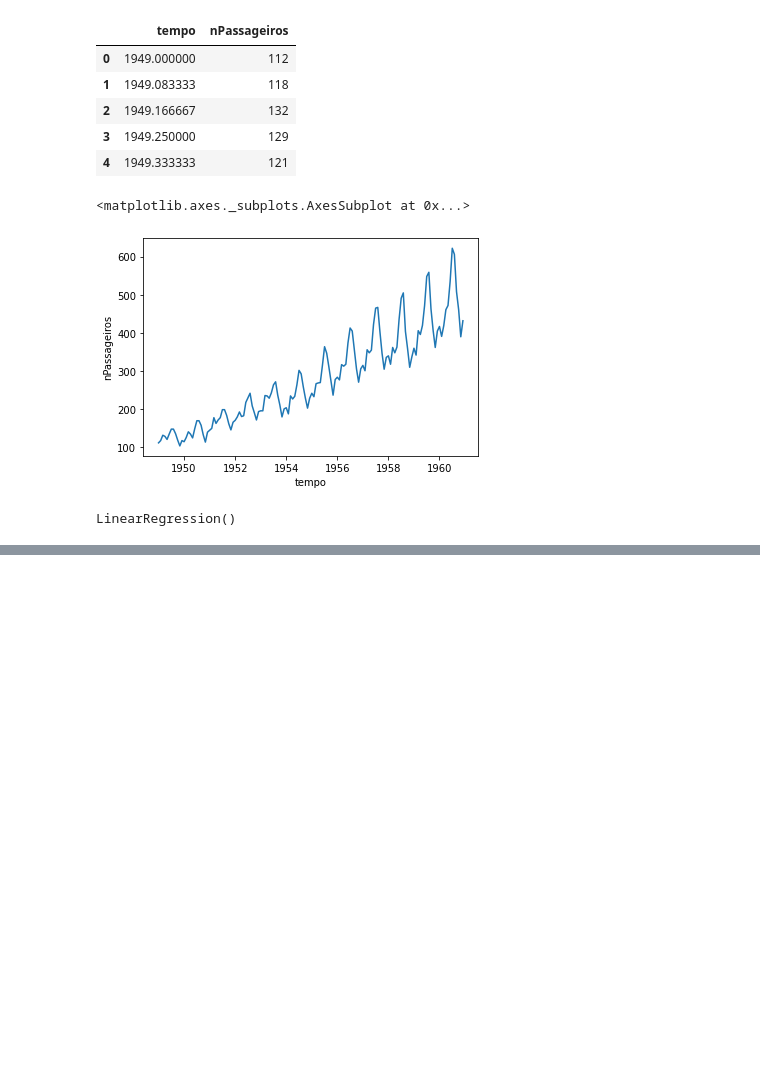
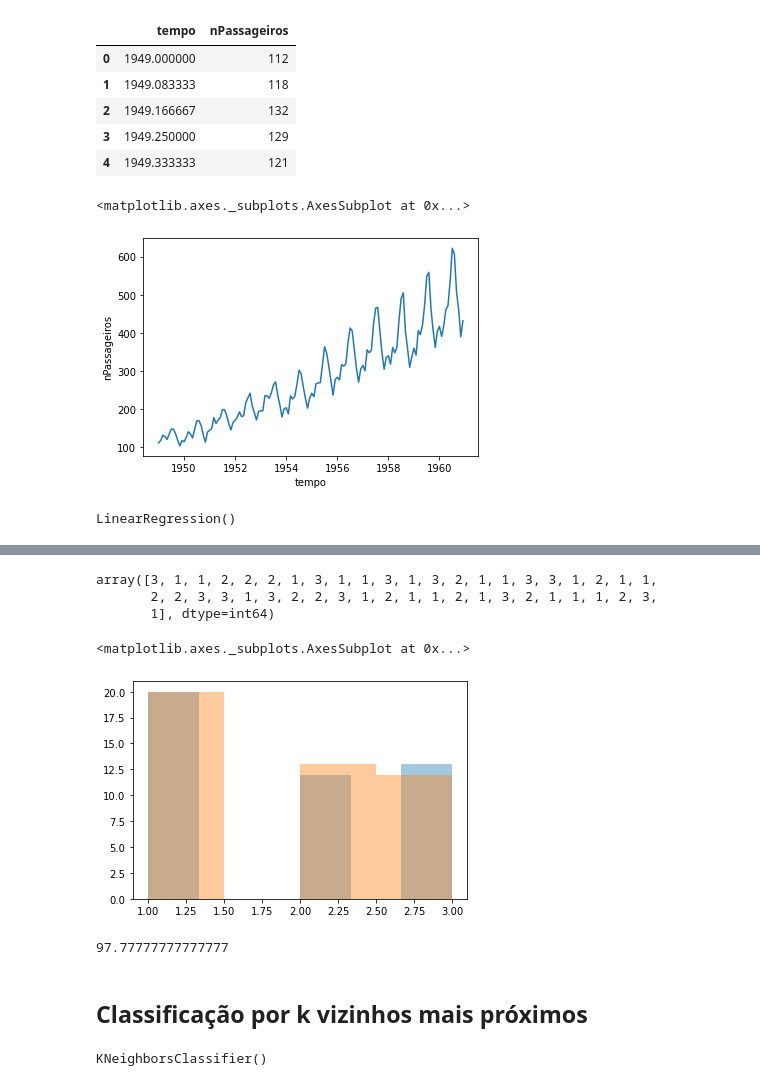
Before and after one commit to joutav/Curso-Sckiti-Learn, a Jupyter notebook: Sckiti-Learn.ipynb, the cells around one changed output, grey strips where cells are left out. Cells and saved outputs as stored; diff of their text form; code cells hidden in the pictures; blank space fills up the shorter version.

```diff
--- a/Sckiti-Learn.ipynb
+++ b/Sckiti-Learn.ipynb
@@ -81,0 +135,14 @@ r2_score(nPassageiros_teste, nPassageiros_predito)
+# %%
+plano_previsto = classificador_arvore.predict(x_teste)
+# %%
+plano_previsto
+# %% [output]
+array([3, 1, 1, 2, 2, 2, 1, 3, 1, 1, 3, 1, 3, 2, 1, 1, 3, 3, 1, 2, 1, 1,
+       2, 2, 3, 3, 1, 3, 2, 2, 3, 1, 2, 1, 1, 2, 1, 3, 2, 1, 1, 1, 2, 3,
+       1], dtype=int64)
+# %%
+sns.distplot(y_teste, bins=6, kde=False)
+sns.distplot(plano_previsto, bins=4, kde=False)
+# %% [output]
+<matplotlib.axes._subplots.AxesSubplot at 0x...>
+[figure, added]
@@ -81,0 +151,6 @@ r2_score(nPassageiros_teste, nPassageiros_predito)
+# %%
+accuracy_score(y_teste, plano_previsto)*100
+# %% [output]
+97.77777777777777
+# %% [markdown]
+## Classificação por k vizinhos mais próximos
@@ -81,0 +161,4 @@ r2_score(nPassageiros_teste, nPassageiros_predito)
+# %%
+classificador_vizinho.fit(x_treino, y_treino)
+# %% [output]
+KNeighborsClassifier()
```
Also changed, not shown: parts of 38 cells of this notebook.
